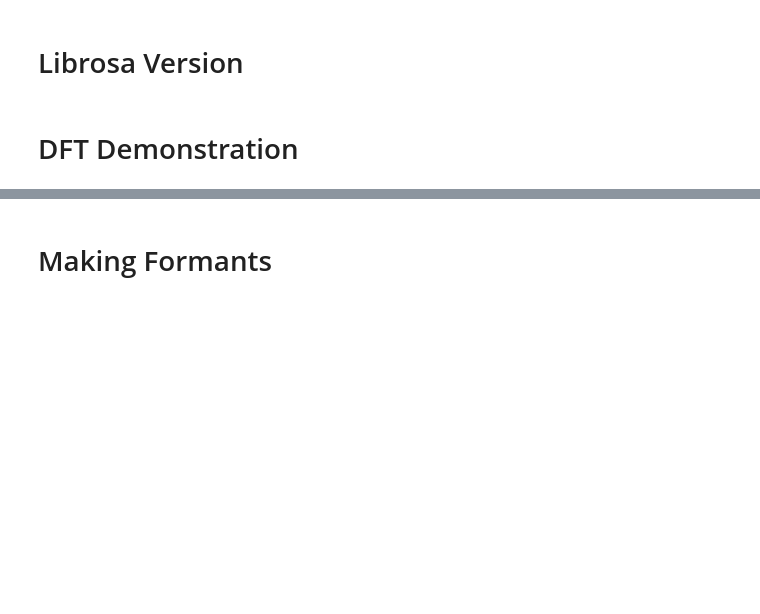
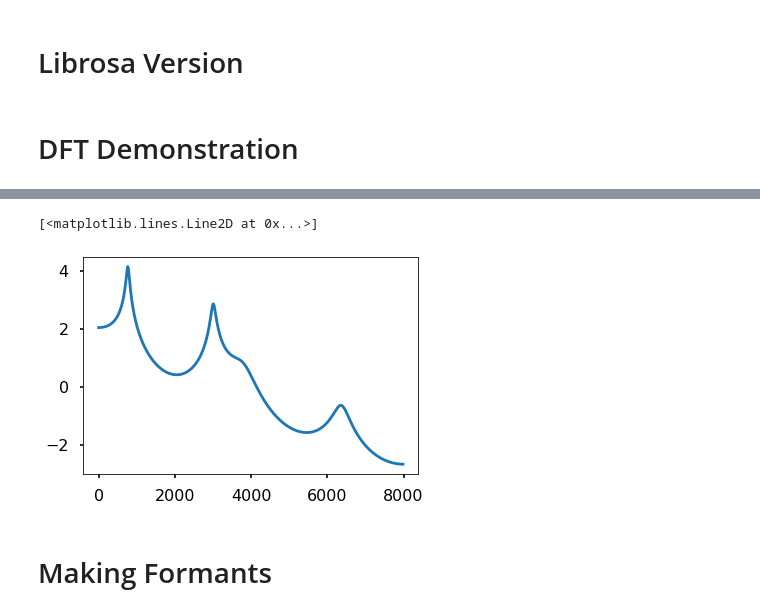
Before and after one commit to Calculasians/Praat, a Jupyter notebook: Spectrogram Level Activities.ipynb, the cells around one changed output, grey strips where cells are left out. Drawn from its saved outputs; the diff is of its cells as text; code cells hidden in the pictures; blank space fills up the shorter version.

```diff
--- a/Spectrogram Level Activities.ipynb
+++ b/Spectrogram Level Activities.ipynb
@@ -195,0 +153,43 @@ plt.plot(reg.coef_)
+# %%
+from sklearn.linear_model import LinearRegression
+from scipy import signal
+
+# From Matlab
+signal = pre_emph_wav
+sample_rate = 16000
+window_size = 400
+time_step = 0.25 * window_size
+M = 12
+num_fft_points = 100 # this will affect how much we pad the LPC coefficients before sending them into FFT
+
+lpc_history = []
+for ibeg in range(20, len(signal), int(time_step)):
+    iend = ibeg + window_size # iend is the last sample in the window
+    Y = signal[ibeg:iend] # Take window_size data points from signal
+    if not len(Y) == window_size:
+        Y = np.concatenate([Y, [0]*(window_size-len(Y))])
+
+    # X is a (M x window_size) matrix
+    X = []
+    for i in range(1,M):
+        ibeg_delay = (ibeg - i) if (ibeg - i >= 0) else 0
+        iend_delay = (iend - i) if (iend - i >= 0) else 0
+        signal_delay = signal[ibeg_delay:iend_delay]
+        X.append(np.concatenate([[0]*(window_size-len(signal_delay)), signal_delay]))
+    X = np.array(X).T
+
+
+    acoef = LinearRegression().fit(X, Y).coef_
+    acoef = np.concatenate([np.array([1]), -acoef])
+
+    acoef_padded = np.concatenate([np.array(acoef), np.array([0]*(num_fft_points-len(acoef)))])
+    num = 1
+    den = acoef
+    transfer = scipy.signal.freqz(num, den)
+    lpc = np.log(abs(transfer[1]))
+    lpcf = transfer[0]
+    lpc_history.append(lpc)
+
+# plt.plot(lpcf*sample_rate/(2*np.pi), lpc_history[83])
+lpc_diagram = np.vstack(lpc_history)
+lpc_diagram = list(map(list, zip(*lpc_diagram)))[::-1]
@@ -196,2 +203,7 @@ plt.plot(reg.coef_)
+# %%
+plt.plot(lpcf*sample_rate/(2*np.pi), lpc_history[20])
+# %% [output]
+[<matplotlib.lines.Line2D at 0x...>]
+[figure, added]
 # %% [markdown]
 # Making Formants
```
Also changed, not shown: parts of 18 cells of this notebook.
